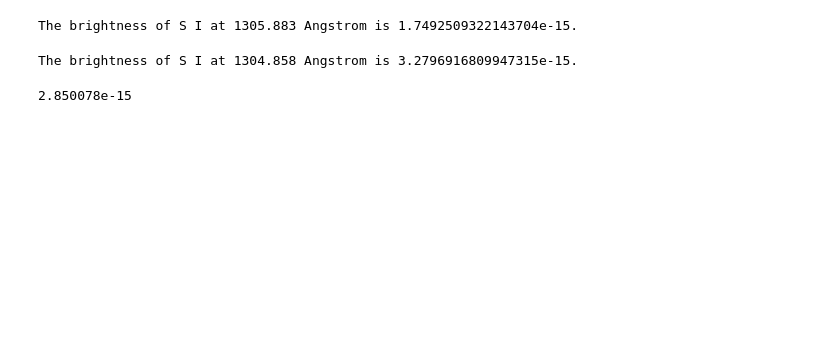
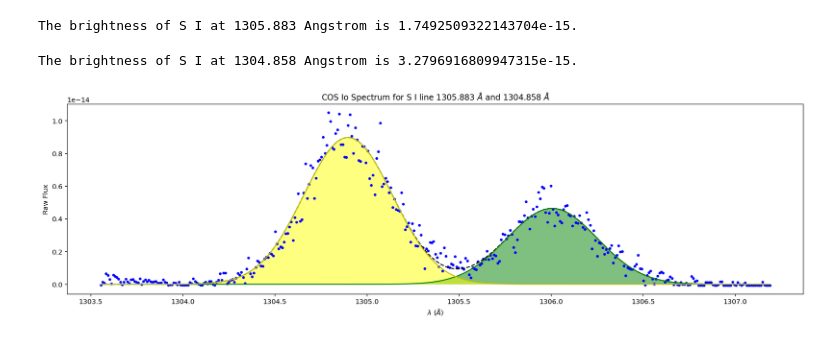
Before and after one commit to 18ganesha/io_brightness, a Jupyter notebook: notebooks/09_Guassian_fitting_for_multiple_lines.ipynb, the cells around one changed output. Saved outputs shown, nothing was run; the diff lists cells and outputs as text; code cells hidden in the pictures; blank space fills up the shorter version.

Commit message:
Added residual for multipeak Gaussian fitting

```diff
--- a/notebooks/09_Guassian_fitting_for_multiple_lines.ipynb
+++ b/notebooks/09_Guassian_fitting_for_multiple_lines.ipynb
@@ -165,8 +165,17 @@ brightness_2 = ((2*np.pi)**.5)*(a2*w2)
 print("The brightness of S I at {} Angstrom is {}.".format(line_2,brightness_2))
 # %% [output]
 The brightness of S I at 1304.858 Angstrom is 3.2796916809947315e-15.
-# %%
-scientific_notation = "{:e}".format(a1)
-print(scientific_notation)
-# %% [output]
-2.850078e-15
+# %%
+plt.figure(figsize=(16, 5))
+plt.plot(wl_array,flux_array,'b.')
+plt.plot(wl_array, _2gaussian(wl_array, *popt_2gauss), 'k--')
+plt.plot(wl_array, gauss_peak_1, "g")
+plt.fill_between(wl_array, gauss_peak_1.min(), gauss_peak_1, facecolor="green", alpha=0.5)
+plt.plot(wl_array, gauss_peak_2, "y")
+plt.fill_between(wl_array, gauss_peak_2.min(), gauss_peak_2, facecolor="yellow", alpha=0.5)
+plt.xlabel('$\lambda$ ($\AA$)');
+plt.ylabel('Raw Flux')
+plt.title("COS Io Spectrum for S I line {} $\AA$ and {} $\AA$".format(line_1,line_2))
+plt.tight_layout()
+# %% [output]
+[figure, added]
```
Also changed, not shown: parts of 3 cells of this notebook, 1 other file.
